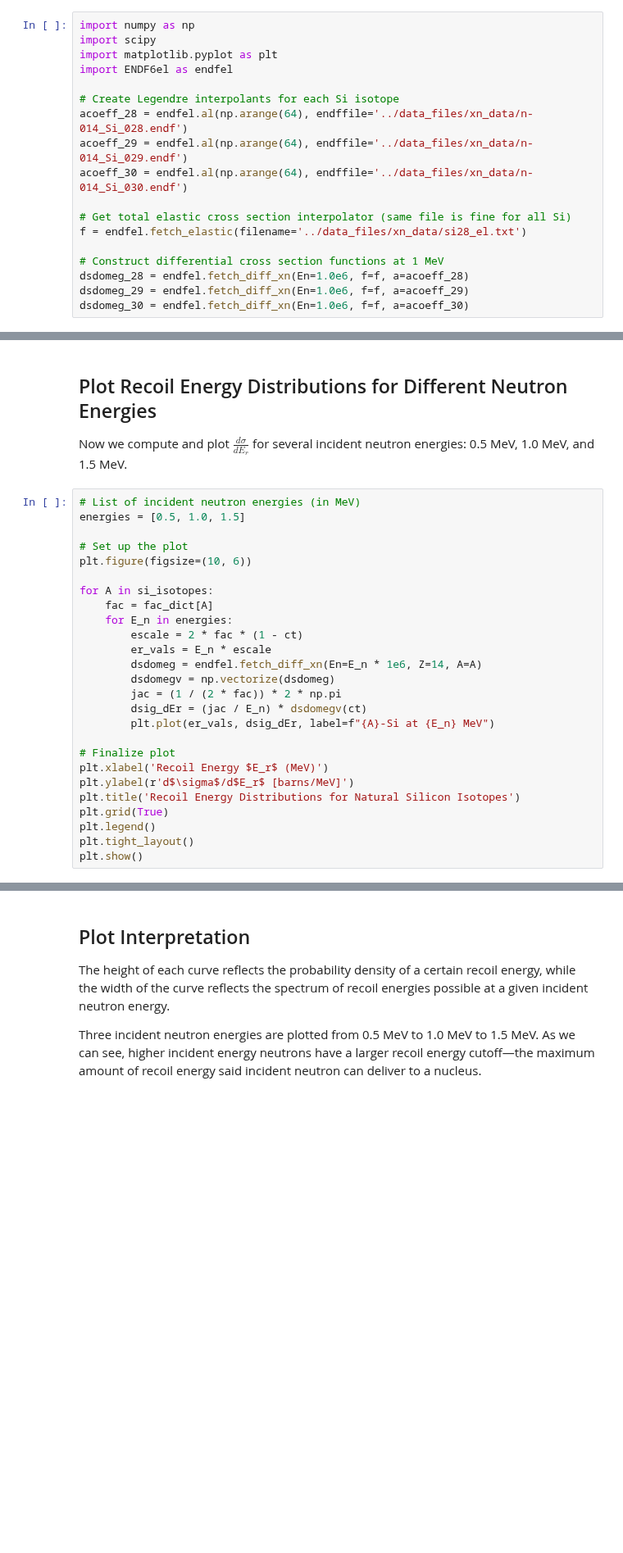
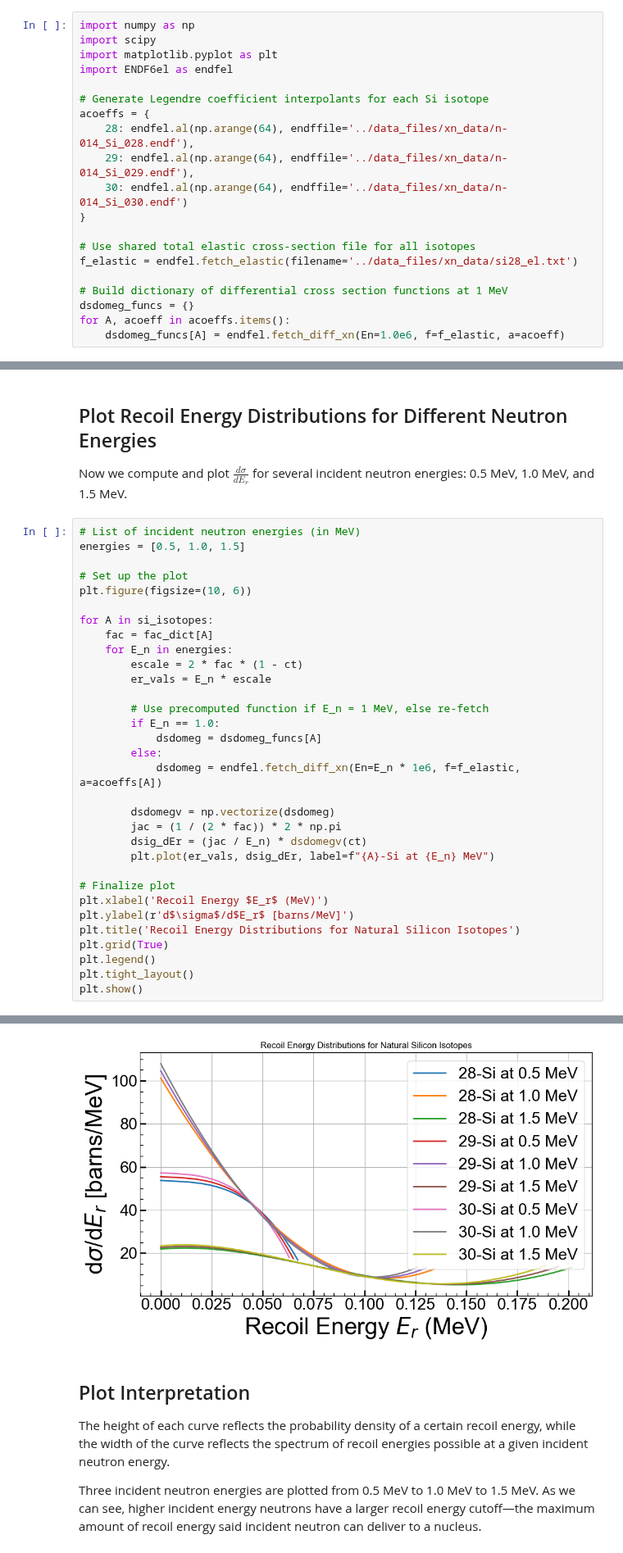
Before and after one commit to villano-lab/n-elec-scattering, a Jupyter notebook: 1-Neutron-Nucleus-Scattering/B-Neutron-Nucleus-Recoil-Distributions.ipynb, the cells around one changed output, grey strips where cells are left out. Shown at 82% size. Drawn from its saved outputs; the diff is of its cells as text; blank space fills up the shorter version.

```diff
--- a/1-Neutron-Nucleus-Scattering/B-Neutron-Nucleus-Recoil-Distributions.ipynb
+++ b/1-Neutron-Nucleus-Scattering/B-Neutron-Nucleus-Recoil-Distributions.ipynb
@@ -69,18 +69,20 @@ import scipy
 import matplotlib.pyplot as plt
 import ENDF6el as endfel
 
-# Create Legendre interpolants for each Si isotope
-acoeff_28 = endfel.al(np.arange(64), endffile='../data_files/xn_data/n-014_Si_028.endf')
-acoeff_29 = endfel.al(np.arange(64), endffile='../data_files/xn_data/n-014_Si_029.endf')
-acoeff_30 = endfel.al(np.arange(64), endffile='../data_files/xn_data/n-014_Si_030.endf')
+# Generate Legendre coefficient interpolants for each Si isotope
+acoeffs = {
+    28: endfel.al(np.arange(64), endffile='../data_files/xn_data/n-014_Si_028.endf'),
+    29: endfel.al(np.arange(64), endffile='../data_files/xn_data/n-014_Si_029.endf'),
+    30: endfel.al(np.arange(64), endffile='../data_files/xn_data/n-014_Si_030.endf')
+}
 
-# Get total elastic cross section interpolator (same file is fine for all Si)
-f = endfel.fetch_elastic(filename='../data_files/xn_data/si28_el.txt')
+# Use shared total elastic cross-section file for all isotopes
+f_elastic = endfel.fetch_elastic(filename='../data_files/xn_data/si28_el.txt')
 
-# Construct differential cross section functions at 1 MeV
-dsdomeg_28 = endfel.fetch_diff_xn(En=1.0e6, f=f, a=acoeff_28)
-dsdomeg_29 = endfel.fetch_diff_xn(En=1.0e6, f=f, a=acoeff_29)
-dsdomeg_30 = endfel.fetch_diff_xn(En=1.0e6, f=f, a=acoeff_30)
+# Build dictionary of differential cross section functions at 1 MeV
+dsdomeg_funcs = {}
+for A, acoeff in acoeffs.items():
+    dsdomeg_funcs[A] = endfel.fetch_diff_xn(En=1.0e6, f=f_elastic, a=acoeff)
 # %% [markdown]
 Encode Recoil Energy Formula
 -
@@ -137,7 +139,13 @@ for A in si_isotopes:
     for E_n in energies:
         escale = 2 * fac * (1 - ct)
         er_vals = E_n * escale
-        dsdomeg = endfel.fetch_diff_xn(En=E_n * 1e6, Z=14, A=A)
+
+        # Use precomputed function if E_n = 1 MeV, else re-fetch
+        if E_n == 1.0:
+            dsdomeg = dsdomeg_funcs[A]
+        else:
+            dsdomeg = endfel.fetch_diff_xn(En=E_n * 1e6, f=f_elastic, a=acoeffs[A])
+
         dsdomegv = np.vectorize(dsdomeg)
         jac = (1 / (2 * fac)) * 2 * np.pi
         dsig_dEr = (jac / E_n) * dsdomegv(ct)
@@ -157,3 +163,4 @@ TypeError: fetch_diff_xn() got an unexpected keyword argument 'Z'
+[figure, added]
 # %% [markdown]
 Plot Interpretation
 -
```
Also changed, not shown: parts of 1 cell of this notebook.
